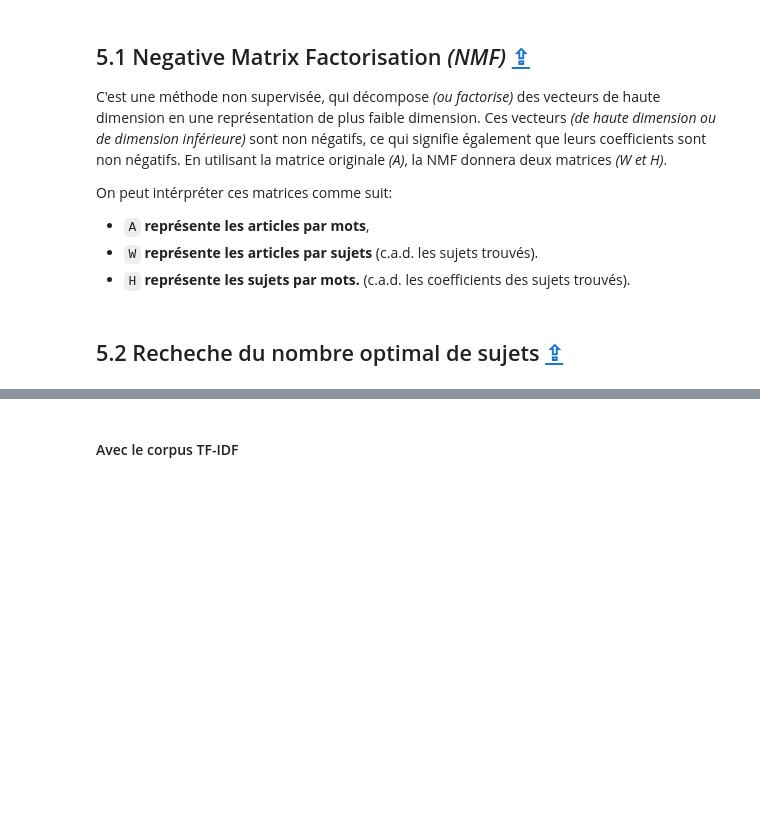
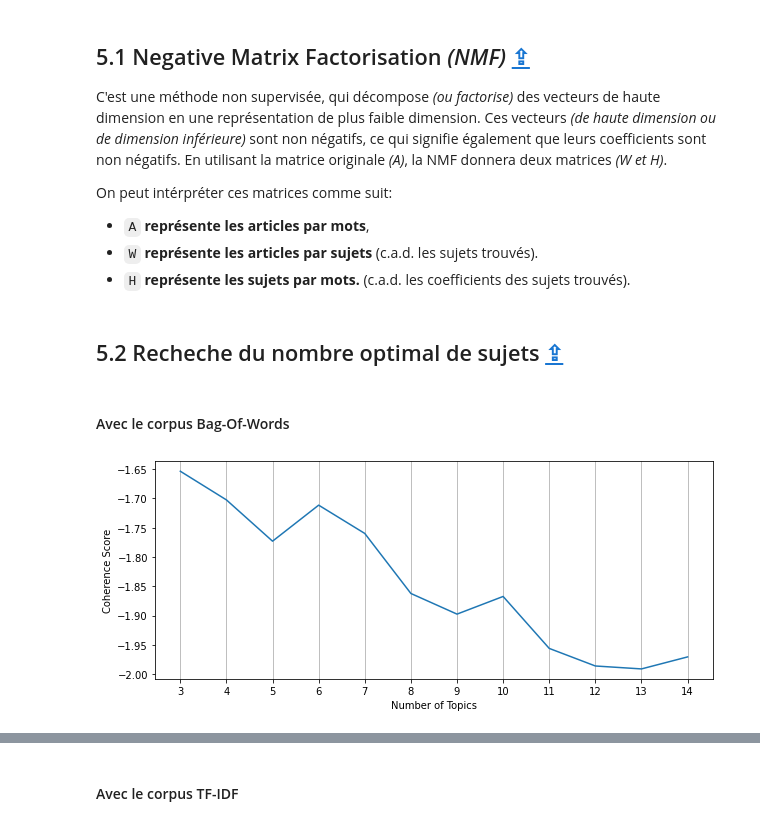
Before and after one commit to Valkea/OC_AI_06, a Jupyter notebook: 01_EDA.ipynb, the cells around one changed output, grey strips where cells are left out. Drawn from its saved outputs; the diff is of its cells as text; code cells hidden in the pictures; blank space fills up the shorter version.

```diff
--- a/01_EDA.ipynb
+++ b/01_EDA.ipynb
@@ -961,13 +945,13 @@ Il existe plusieurs modèles pour calculer un score de coéherence *(C_v, C_p, C
 - la mesure de cohérence retournée par le modèle C_umass est négative,
 - plus le score est grand et plus la mesure de cohérence indique que le sujet est compréhensible par les humains.
 # %%
-def plot_coherence(scores, max_topics):
+def plot_coherence(scores, max_topics, min_topics=1):
     plt.figure(figsize=(10, 4))
-    plt.plot(range(1,max_topics), scores)
+    plt.plot(range(min_topics,max_topics), scores)
     plt.gca().xaxis.grid(True)
     plt.xlabel('Number of Topics')
     plt.ylabel('Coherence Score')
-    plt.xticks(range(0,max_topics))
+    plt.xticks(range(min_topics,max_topics))
     plt.show()
 # %% [markdown]
 #### ~~Calculons les courbes de cohérence avec le corpus TF-IDF~~
@@ -1033,3 +1021,5 @@ warnings.filterwarnings("ignore", message="Please use `csc_matrix` from the `sci
 nmf = Nmf(corpus_tfidf, num_topics=10)
 # %% [markdown]
 ## 5.2 Recheche du nombre optimal de sujets <a class="anchor" id="nmf_coherence"></a> [⇪](#menu)
+# %% [markdown]
+#### Avec le corpus Bag-Of-Words
@@ -1035,0 +1034,4 @@ nmf = Nmf(corpus_tfidf, num_topics=10)
+# %%
+plot_coherence(score, max_topics, min_topics)
+# %% [output]
+[figure, new version]
```
Also changed, not shown: parts of 44 cells of this notebook, 1 other file.
